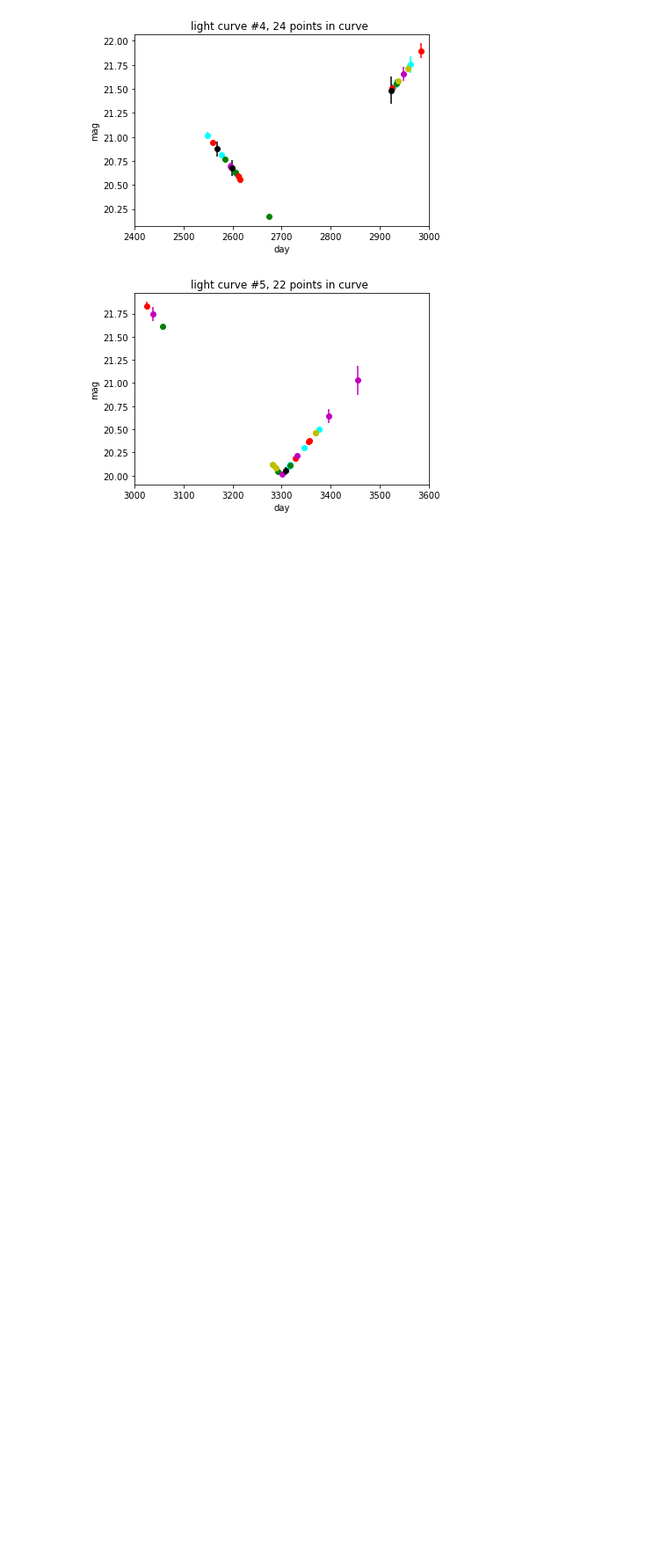
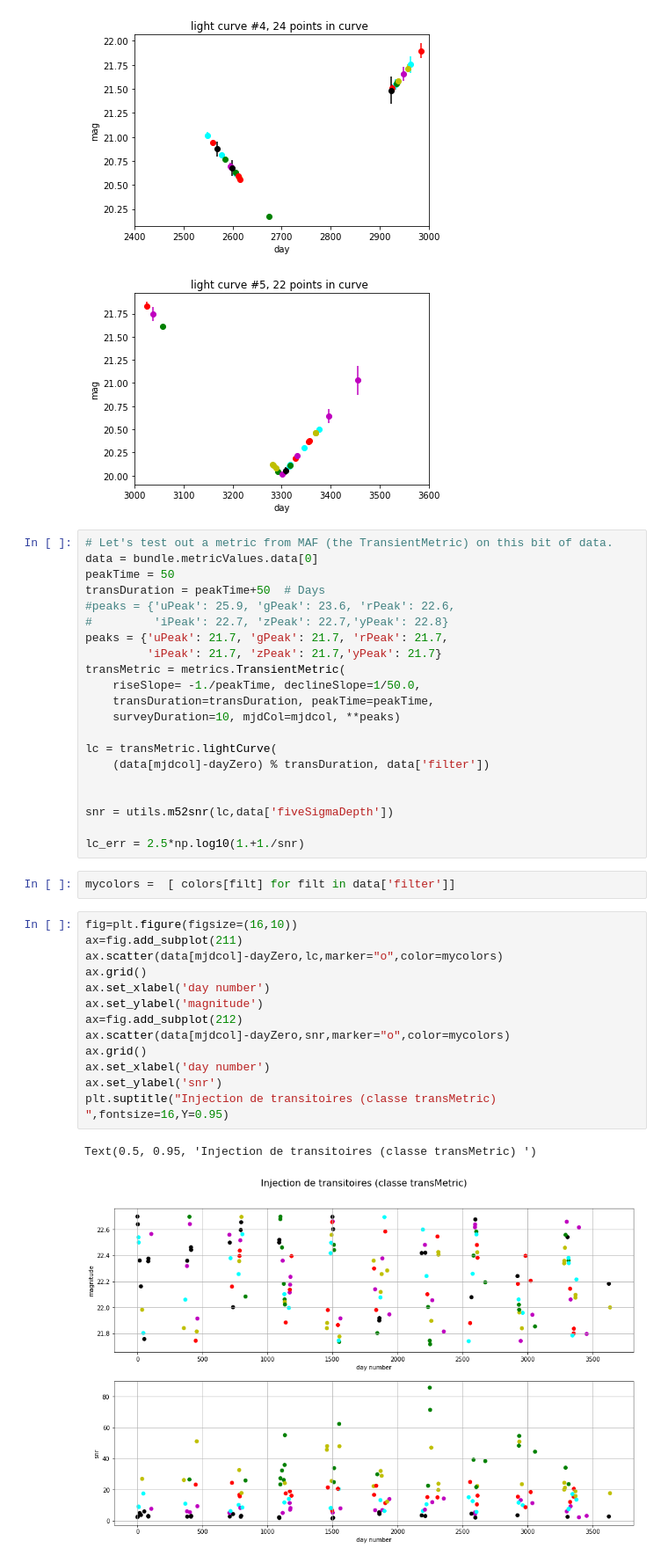
Before and after one commit to sylvielsstfr/MyCadence, a Jupyter notebook: LightCurves/PullLightCurves.ipynb, the cells around one changed output. Shown: that part at 88% size. Cells and saved outputs as stored; diff of their text form; blank space fills up the shorter version.

```diff
--- a/LightCurves/PullLightCurves.ipynb
+++ b/LightCurves/PullLightCurves.ipynb
@@ -307,3 +313,42 @@ Fraction of LCs that meet criteria and plotted = 6/7
 [figure]
 [figure]
 [figure]
+# %%
+# Let's test out a metric from MAF (the TransientMetric) on this bit of data.
+data = bundle.metricValues.data[0]
+peakTime = 50
+transDuration = peakTime+50  # Days
+#peaks = {'uPeak': 25.9, 'gPeak': 23.6, 'rPeak': 22.6,
+#         'iPeak': 22.7, 'zPeak': 22.7,'yPeak': 22.8}
+peaks = {'uPeak': 21.7, 'gPeak': 21.7, 'rPeak': 21.7,
+         'iPeak': 21.7, 'zPeak': 21.7,'yPeak': 21.7}
+transMetric = metrics.TransientMetric(
+    riseSlope= -1./peakTime, declineSlope=1/50.0,
+    transDuration=transDuration, peakTime=peakTime,
+    surveyDuration=10, mjdCol=mjdcol, **peaks)
+
+lc = transMetric.lightCurve(
+    (data[mjdcol]-dayZero) % transDuration, data['filter'])
+
+
+snr = utils.m52snr(lc,data['fiveSigmaDepth'])
+
+lc_err = 2.5*np.log10(1.+1./snr)
+# %%
+mycolors =  [ colors[filt] for filt in data['filter']]
+# %%
+fig=plt.figure(figsize=(16,10))
+ax=fig.add_subplot(211)
+ax.scatter(data[mjdcol]-dayZero,lc,marker="o",color=mycolors)
+ax.grid()
+ax.set_xlabel('day number')
+ax.set_ylabel('magnitude')
+ax=fig.add_subplot(212)
+ax.scatter(data[mjdcol]-dayZero,snr,marker="o",color=mycolors)
+ax.grid()
+ax.set_xlabel('day number')
+ax.set_ylabel('snr')
+plt.suptitle("Injection de transitoires (classe transMetric) ",fontsize=16,Y=0.95)
+# %% [output]
+Text(0.5, 0.95, 'Injection de transitoires (classe transMetric) ')
+[figure, added]
```
Also changed, not shown: parts of 12 cells of this notebook, 5 other files.
